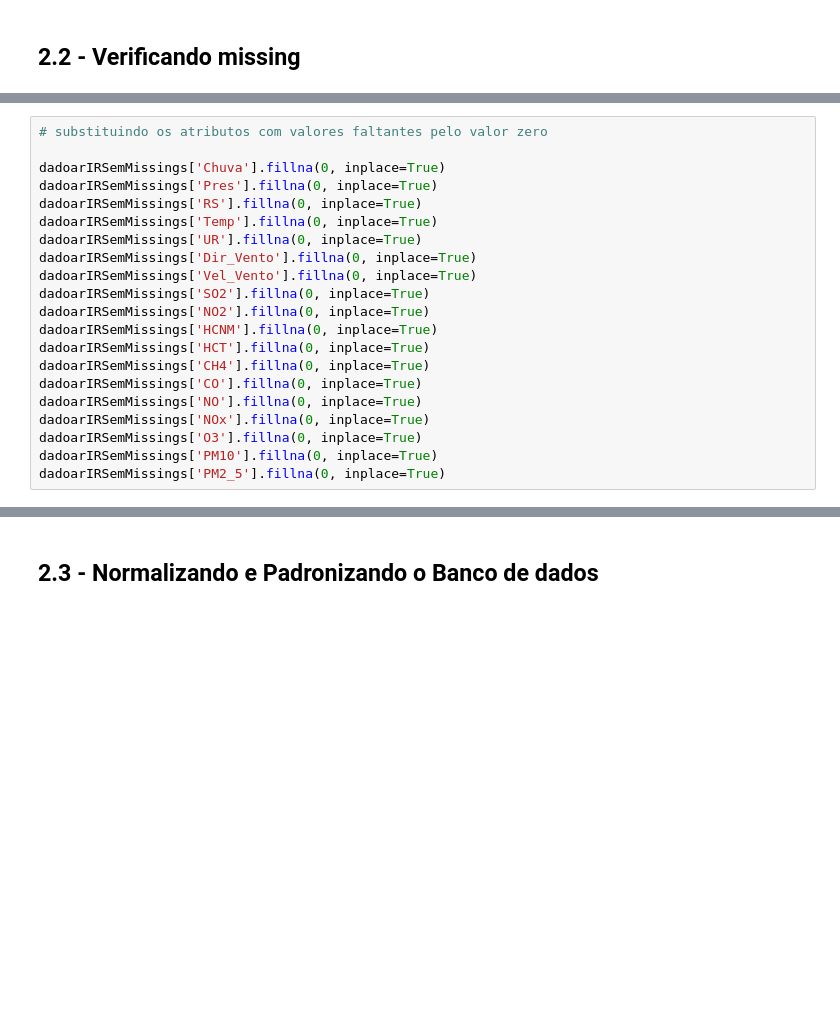
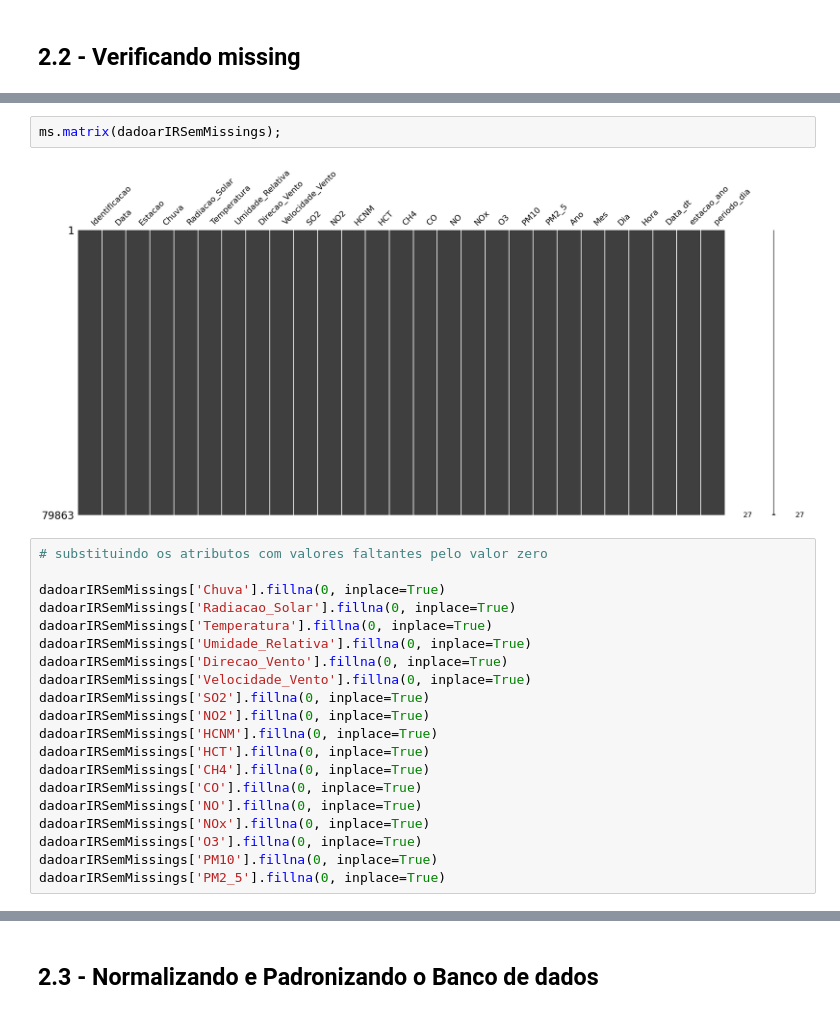
Before and after one commit to Luciahelenasantos/POS_GRADUACAO_PUC, a Jupyter notebook: MVP/Versão1_de_Projeto_Split1a.ipynb, the cells around one changed output, grey strips where cells are left out. Saved outputs shown, nothing was run; the diff lists cells and outputs as text; blank space fills up the shorter version.

```diff
--- a/MVP/Versão1_de_Projeto_Split1a.ipynb
+++ b/MVP/Versão1_de_Projeto_Split1a.ipynb
@@ -300,13 +300,16 @@ ms.matrix(dadoarIRsemMissing);
+# %%
+ms.matrix(dadoarIRSemMissings);
+# %% [output]
+[figure, added]
 # %%
 # substituindo os atributos com valores faltantes pelo valor zero
 
 dadoarIRSemMissings['Chuva'].fillna(0, inplace=True)
-dadoarIRSemMissings['Pres'].fillna(0, inplace=True)
-dadoarIRSemMissings['RS'].fillna(0, inplace=True)
-dadoarIRSemMissings['Temp'].fillna(0, inplace=True)
-dadoarIRSemMissings['UR'].fillna(0, inplace=True)
-dadoarIRSemMissings['Dir_Vento'].fillna(0, inplace=True)
-dadoarIRSemMissings['Vel_Vento'].fillna(0, inplace=True)
+dadoarIRSemMissings['Radiacao_Solar'].fillna(0, inplace=True)
+dadoarIRSemMissings['Temperatura'].fillna(0, inplace=True)
+dadoarIRSemMissings['Umidade_Relativa'].fillna(0, inplace=True)
+dadoarIRSemMissings['Direcao_Vento'].fillna(0, inplace=True)
+dadoarIRSemMissings['Velocidade_Vento'].fillna(0, inplace=True)
 dadoarIRSemMissings['SO2'].fillna(0, inplace=True)
 dadoarIRSemMissings['NO2'].fillna(0, inplace=True)
 dadoarIRSemMissings['HCNM'].fillna(0, inplace=True)
```
Also changed, not shown: parts of 4 cells of this notebook.
